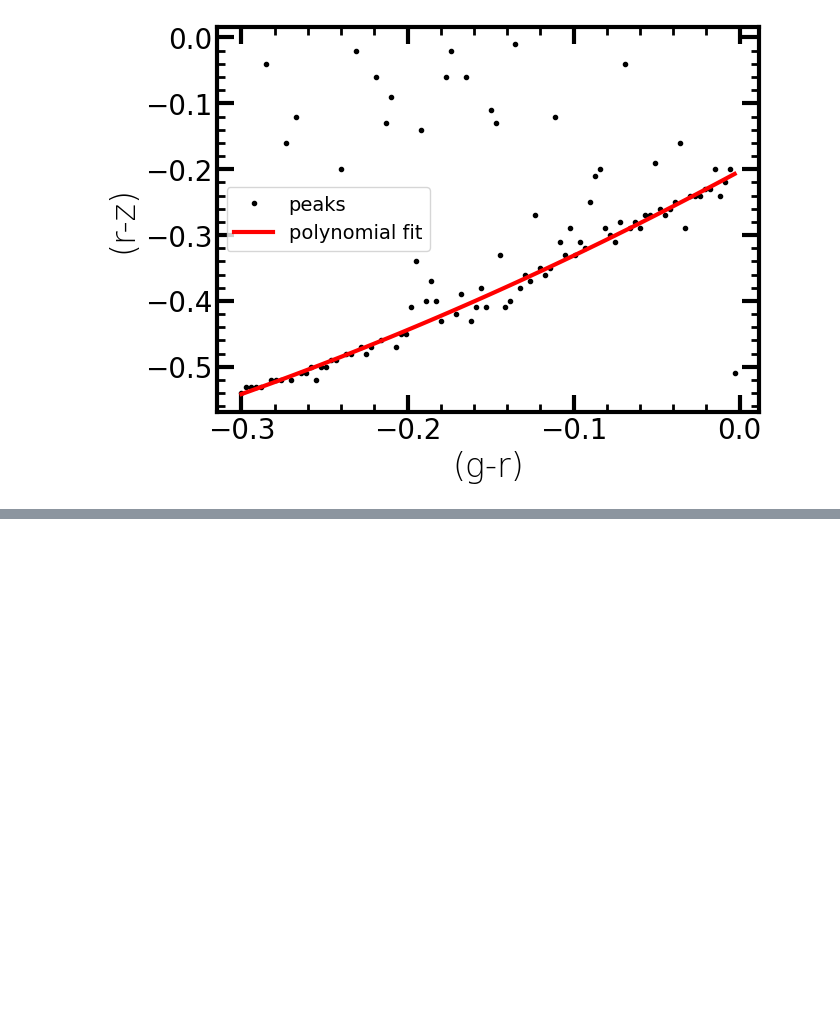
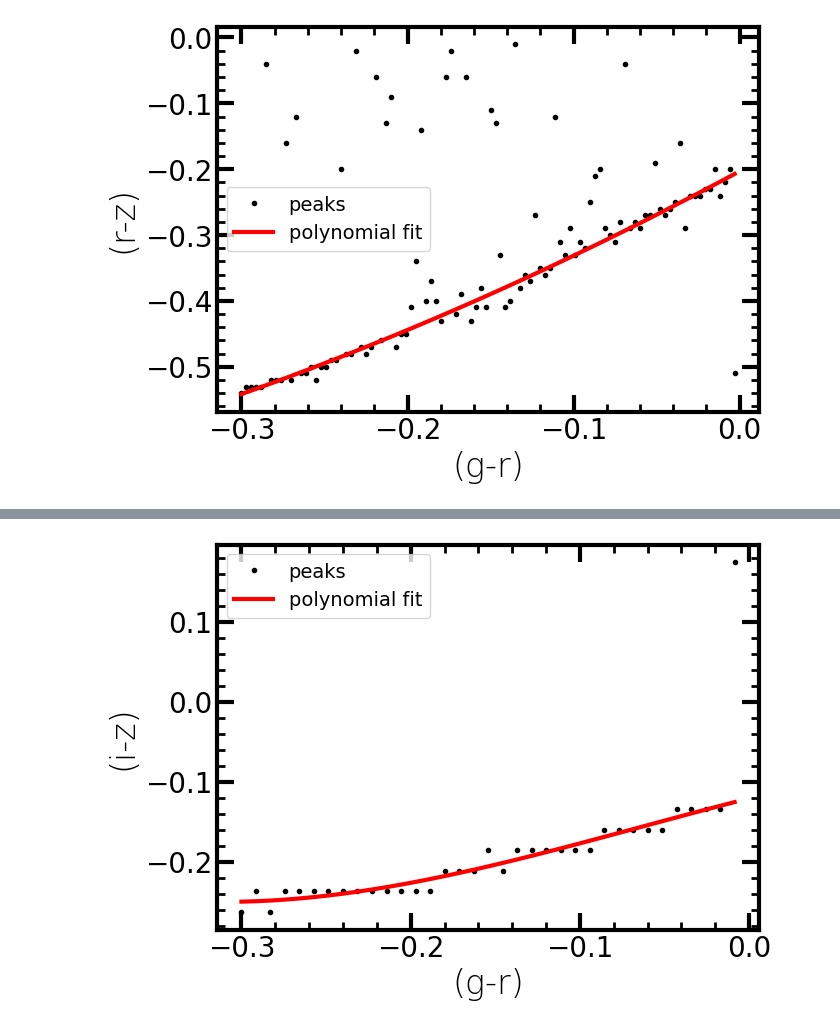
Before and after one commit to rubin-dp0/delegate-contributions-dp02, a Jupyter notebook: MWhalo_density/Milky_Way_halo_density.ipynb, the cells around one changed output, grey strips where cells are left out. Saved outputs shown, nothing was run; the diff lists cells and outputs as text; code cells hidden in the pictures; blank space fills up the shorter version.

```diff
--- a/MWhalo_density/Milky_Way_halo_density.ipynb
+++ b/MWhalo_density/Milky_Way_halo_density.ipynb
@@ -270,0 +346,12 @@ plt.show()
+# %%
+poly_griz0 = Polynomial.fit(gr_binvals[:-1], iz_binvals[:-1], deg=3)
+# %%
+plt.plot(gr_binvals, iz_binvals, 'k.', label='peaks')
+plt.plot(gr_binvals, poly_griz0(np.array(gr_binvals)), 'r', label='polynomial fit')
+plt.legend()
+plt.xlabel('(g-r)')
+plt.ylabel('(i-z)')
+plt.minorticks_on()
+plt.show()
+# %% [output]
+[figure, added]
```
Also changed, not shown: parts of 52 cells of this notebook.
